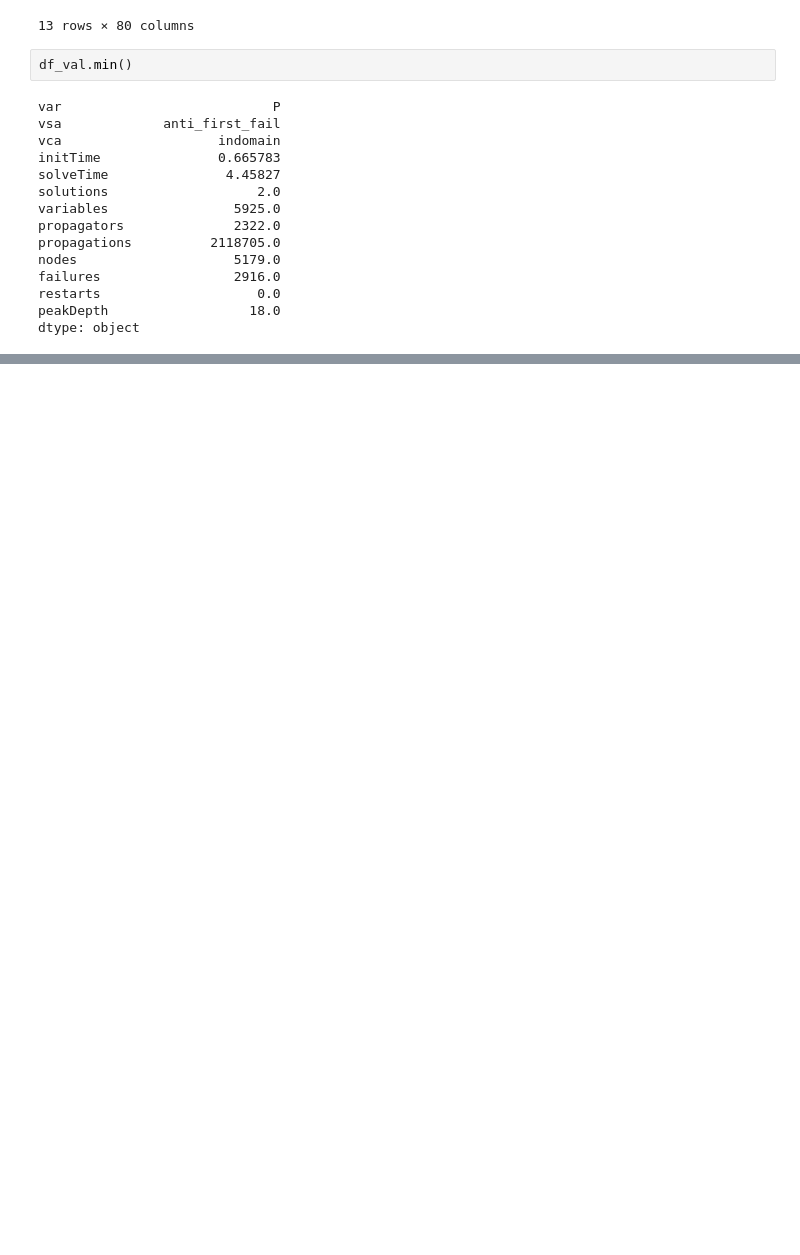
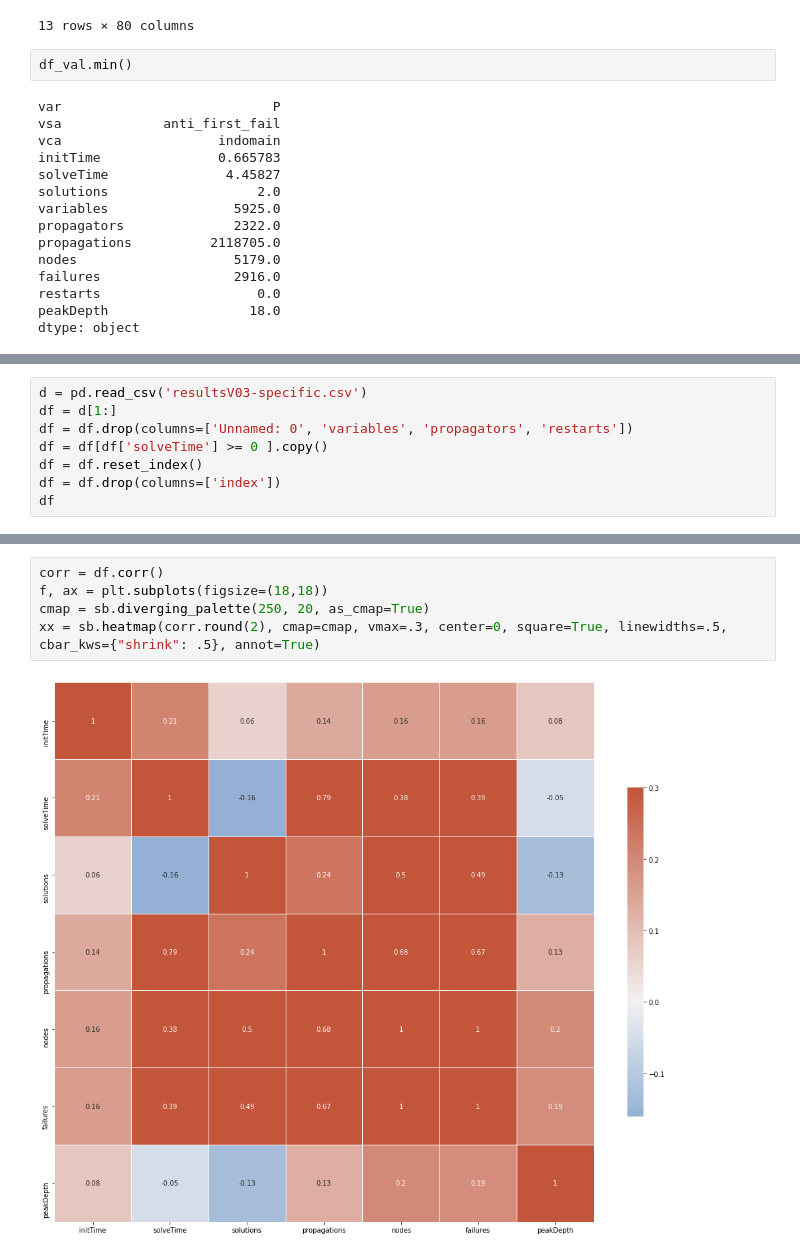
Before and after one commit to jokerale/pizzaguy, a Jupyter notebook: code/Prove e Grafici Ripetuti.ipynb, the cells around one changed output, grey strips where cells are left out. Drawn from its saved outputs; the diff is of its cells as text; blank space fills up the shorter version.

Commit message:
Renamed notebooks whit some graphs.

```diff
--- a/code/Parco Giochi Grafici.ipynb
+++ b/code/Prove e Grafici Ripetuti.ipynb
@@ -289,0 +290,8 @@ dtype: object
+# %%
+d = pd.read_csv('resultsV03-specific.csv')
+df = d[1:]
+df = df.drop(columns=['Unnamed: 0', 'variables', 'propagators', 'restarts'])
+df = df[df['solveTime'] >= 0 ].copy()
+df = df.reset_index()
+df = df.drop(columns=['index'])
+df
@@ -289,0 +312,7 @@ dtype: object
+# %%
+corr = df.corr()
+f, ax = plt.subplots(figsize=(18,18))
+cmap = sb.diverging_palette(250, 20, as_cmap=True)
+xx = sb.heatmap(corr.round(2), cmap=cmap, vmax=.3, center=0, square=True, linewidths=.5, cbar_kws={"shrink": .5}, annot=True)
+# %% [output]
+[figure, added]
```
Also changed, not shown: parts of 29 cells of this notebook.
